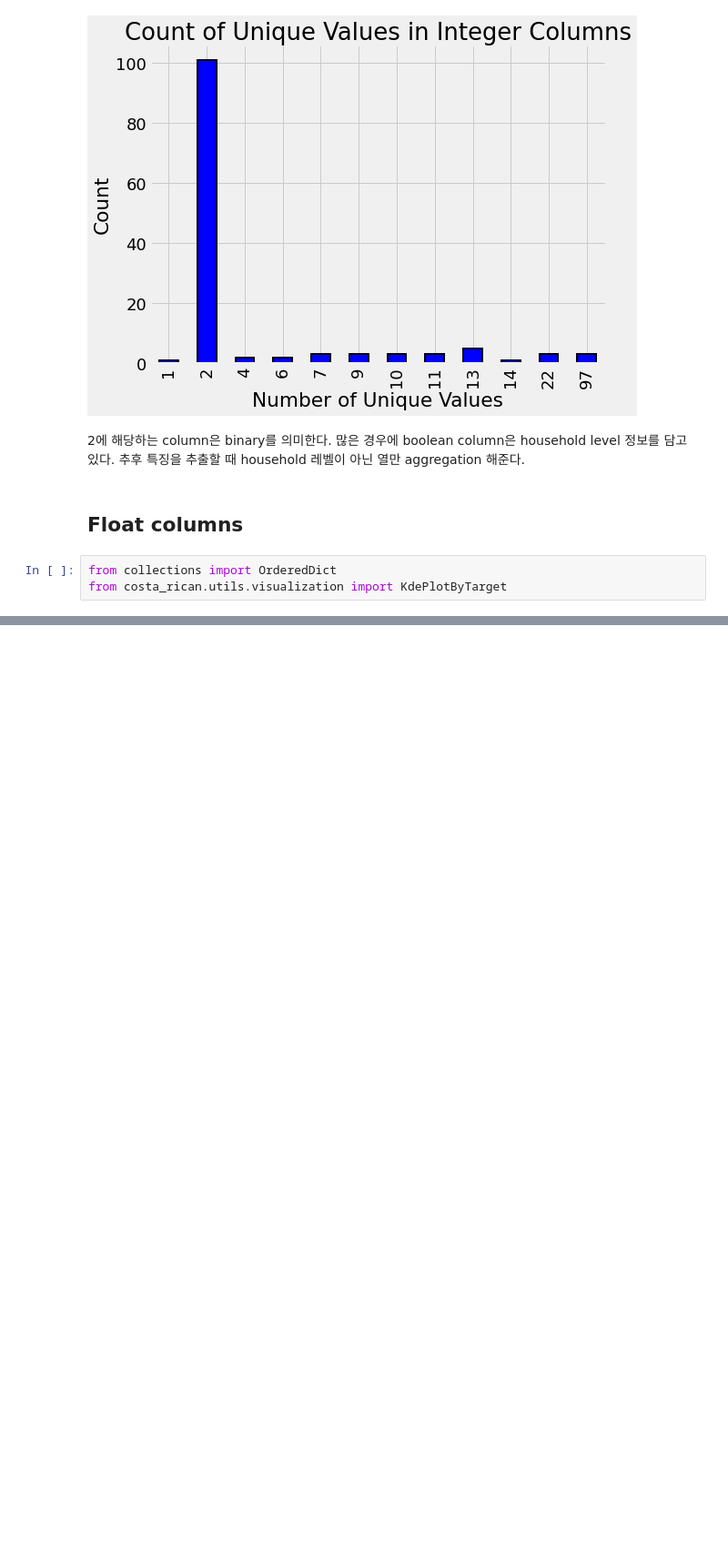
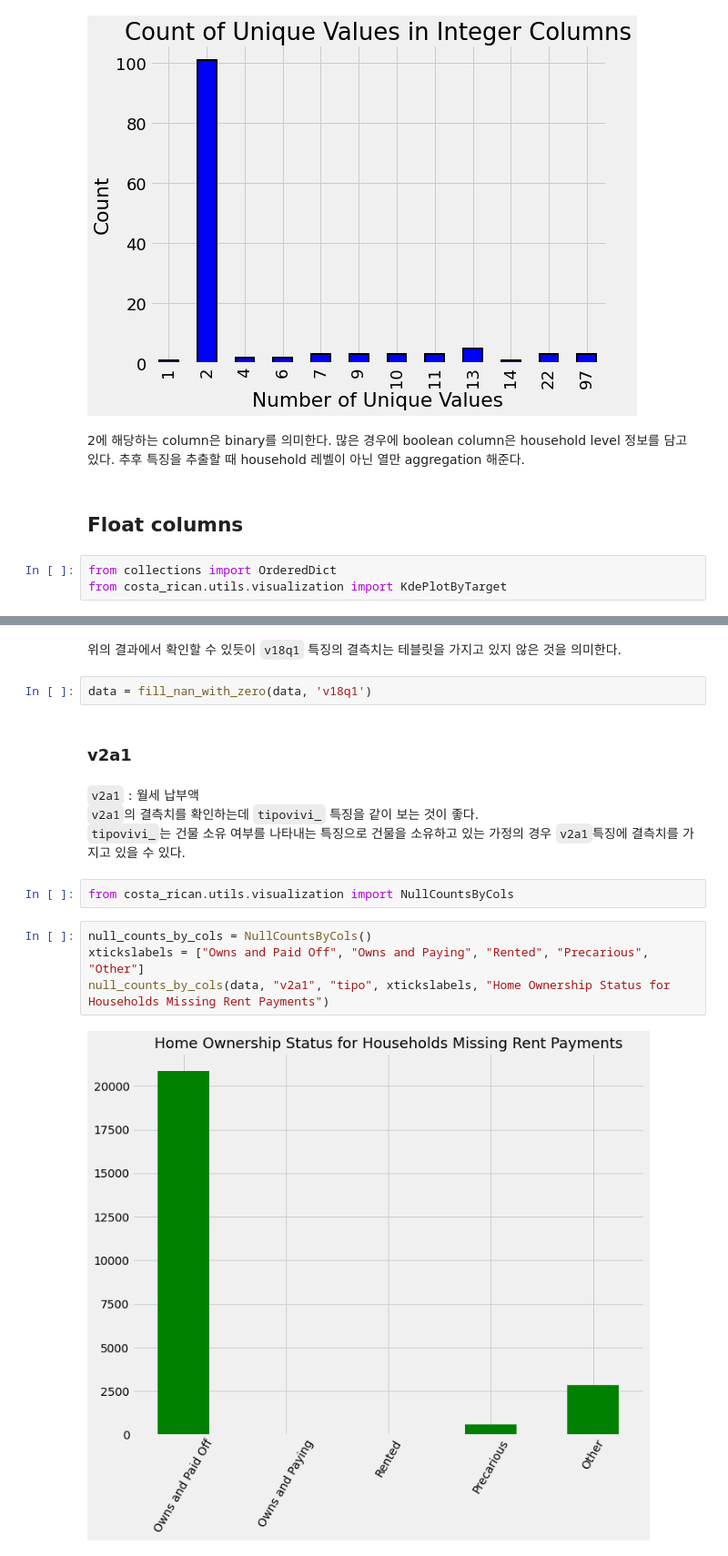
Before and after one commit to HyeonGeunY/costa-rican, a Jupyter notebook: notebooks/A_Complete_Introduction_and_Walkthrough.ipynb, the cells around one changed output, grey strips where cells are left out. Shown at 91% size. Cells and saved outputs as stored; diff of their text form; blank space fills up the shorter version.

```diff
--- a/notebooks/A_Complete_Introduction_and_Walkthrough.ipynb
+++ b/notebooks/A_Complete_Introduction_and_Walkthrough.ipynb
@@ -82,0 +278,18 @@ kde_plot_by_target("float")
+# %% [markdown]
+위의 결과에서 확인할 수 있듯이 `v18q1` 특징의 결측치는 테블릿을 가지고 있지 않은 것을 의미한다.
+# %%
+data = fill_nan_with_zero(data, 'v18q1')
+# %% [markdown]
+### v2a1
+# %% [markdown]
+`v2a1` : 월세 납부액
+`v2a1`의 결측치를 확인하는데 `tipovivi_` 특징을 같이 보는 것이 좋다.
+`tipovivi_`는 건물 소유 여부를 나타내는 특징으로 건물을 소유하고 있는 가정의 경우 `v2a1`특징에 결측치를 가지고 있을 수 있다.
+# %%
+from costa_rican.utils.visualization import NullCountsByCols
+# %%
+null_counts_by_cols = NullCountsByCols()
+xtickslabels = ["Owns and Paid Off", "Owns and Paying", "Rented", "Precarious", "Other"]
+null_counts_by_cols(data, "v2a1", "tipo", xtickslabels, "Home Ownership Status for Households Missing Rent Payments")
+# %% [output]
+[figure, added]
```
Also changed, not shown: parts of 63 cells of this notebook, 2 other files.
